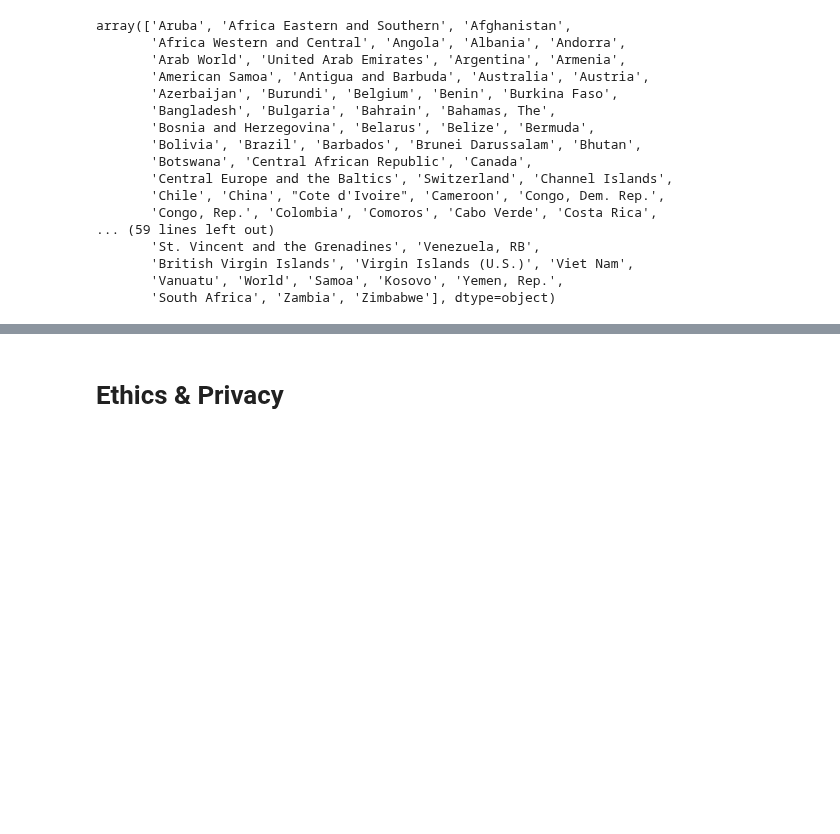
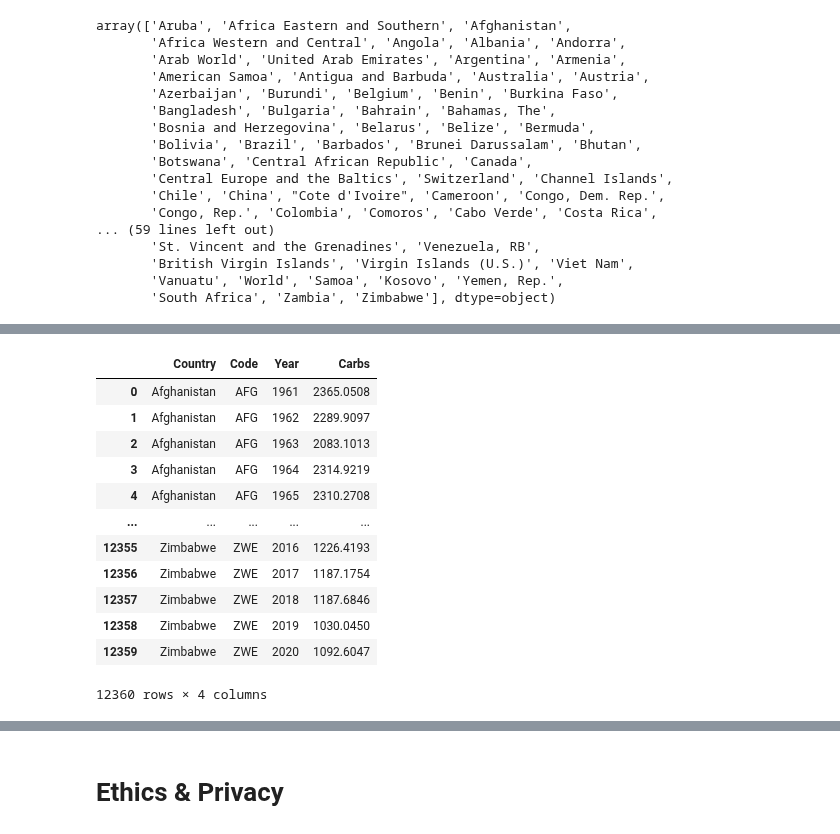
Before and after one commit to COGS108/Group074_WI24, a Jupyter notebook: DataCheckpoint_Group074_WI24.ipynb, the cells around one changed output, grey strips where cells are left out. Drawn from its saved outputs; the diff is of its cells as text; code cells hidden in the pictures; blank space fills up the shorter version.

```diff
--- a/DataCheckpoint_Group074_WI24.ipynb
+++ b/DataCheckpoint_Group074_WI24.ipynb
@@ -345,0 +377,20 @@ gdp.to_csv('./cleaned_datasets/gdp_clean.csv', index=False)
+# %%
+# Now that we have renamed some of the columns we want to just extract carbohydrate consumption as we have info on
+# protein and fat consumption.
+
+sugar = global_diet[['Country', 'Code', 'Year', 'Carbs']]
+sugar
+# %% [output]
+|  | Country | Code | Year | Carbs |
+| 0 | Afghanistan | AFG | 1961 | 2365.0508 |
+| 1 | Afghanistan | AFG | 1962 | 2289.9097 |
+| 2 | Afghanistan | AFG | 1963 | 2083.1013 |
+| 3 | Afghanistan | AFG | 1964 | 2314.9219 |
+| 4 | Afghanistan | AFG | 1965 | 2310.2708 |
+| ... | ... | ... | ... | ... |
+| 12355 | Zimbabwe | ZWE | 2016 | 1226.4193 |
+| 12356 | Zimbabwe | ZWE | 2017 | 1187.1754 |
+| 12357 | Zimbabwe | ZWE | 2018 | 1187.6846 |
+| 12358 | Zimbabwe | ZWE | 2019 | 1030.0450 |
+| 12359 | Zimbabwe | ZWE | 2020 | 1092.6047 |
+12360 rows × 4 columns
```
Also changed, not shown: parts of 8 cells of this notebook, 2 other files.
